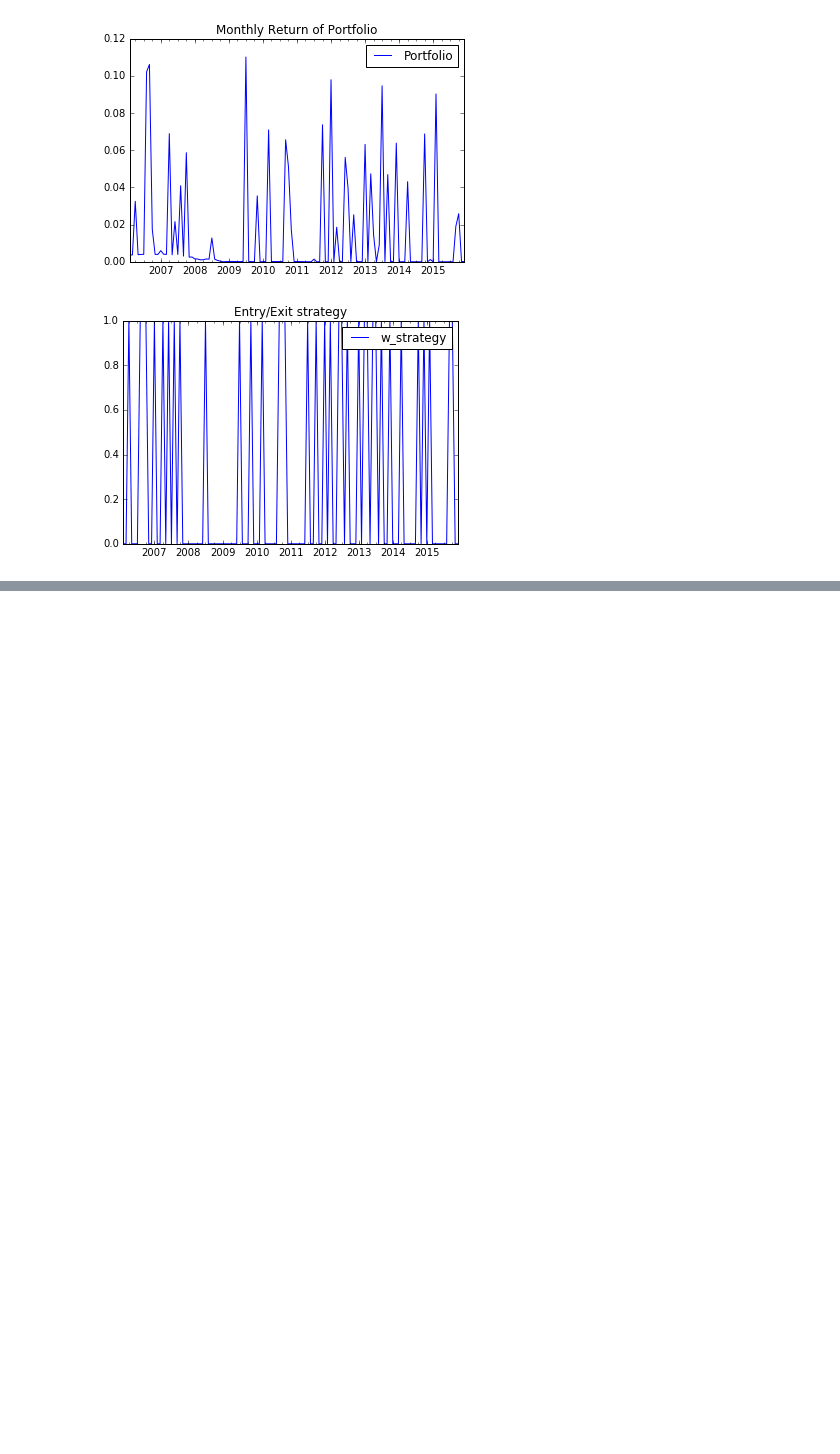
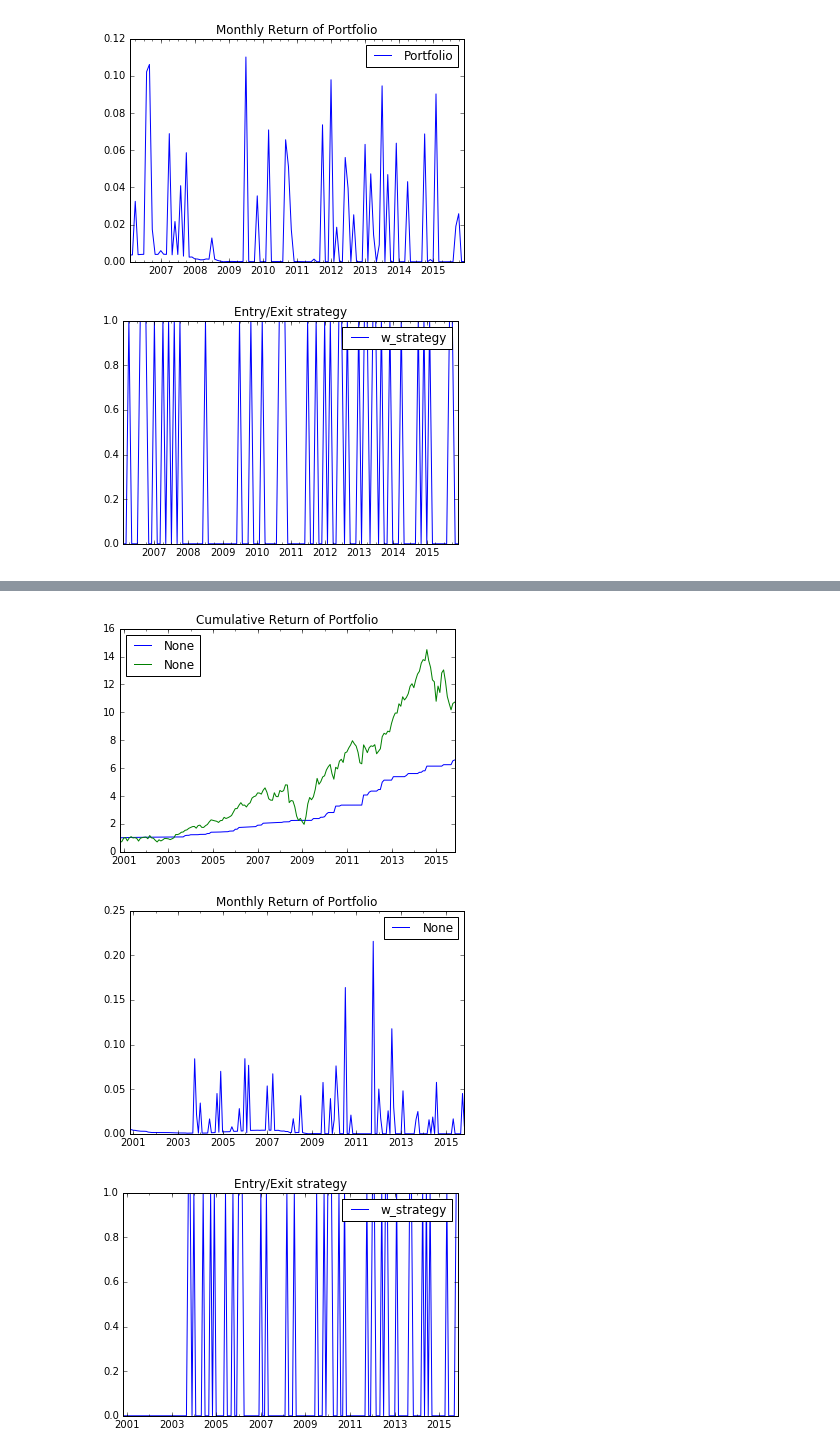
Before and after one commit to quietquanta/quant, a Jupyter notebook: Demo.ipynb, the cells around one changed output, grey strips where cells are left out. Saved outputs shown, nothing was run; the diff lists cells and outputs as text; code cells hidden in the pictures; blank space fills up the shorter version.

```diff
--- a/Demo.ipynb
+++ b/Demo.ipynb
@@ -328,0 +359,17 @@ Strategy:
+# %%
+plt.figure();
+kf_backtest_res[ "cum_portfolio" ].plot( legend = True );
+kf_backtest_res[ "cum_strategy" ].plot( legend = True );
+plt.title( "Cumulative Return of Portfolio" );
+
+plt.figure();
+kf_backtest_res[ "portfolio" ].plot( legend=True );
+plt.title( "Monthly Return of Portfolio" );
+
+plt.figure();
+kf_backtest_res[ "asset_weights" ].loc[:,"w_strategy"].plot( legend = True );
+plt.title( "Entry/Exit strategy" );
+# %% [output]
+[figure, added]
+[figure, added]
+[figure, added]
```
Also changed, not shown: parts of 20 cells of this notebook, 1 other file.
